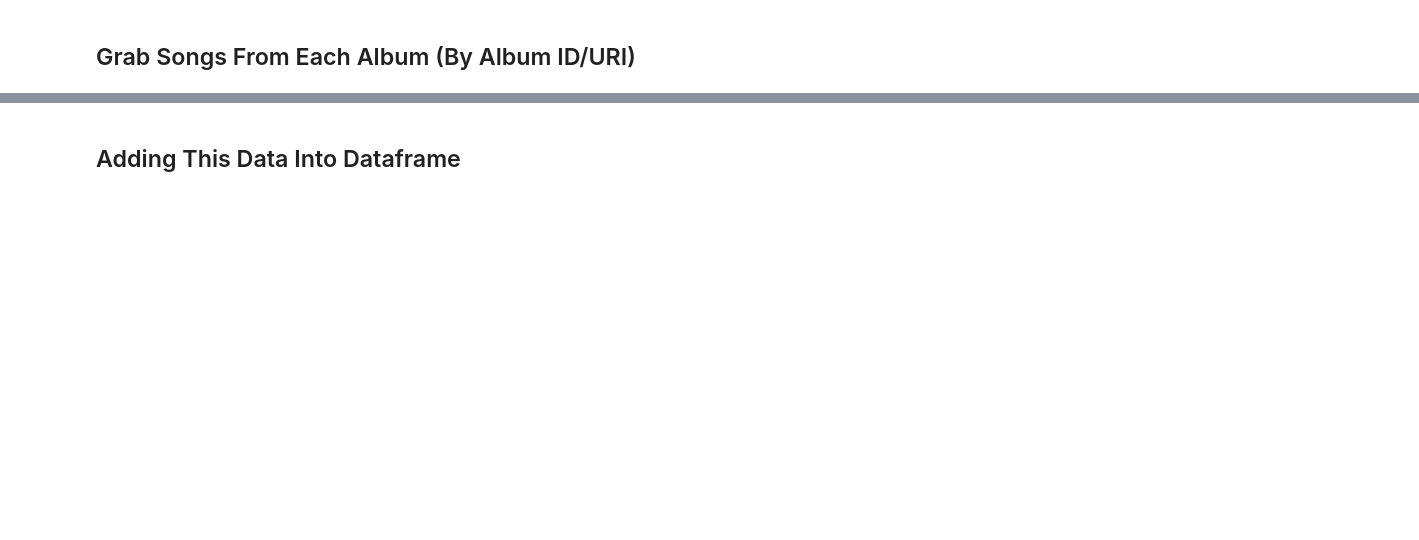
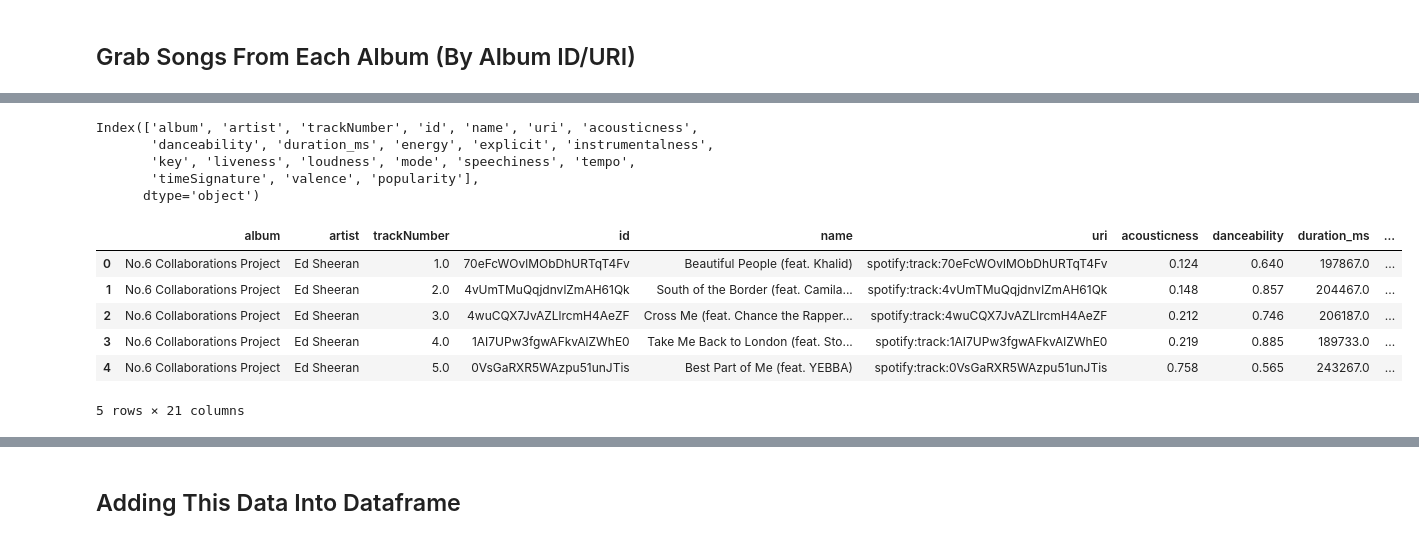
Before and after one commit to jghuynh/Song_Shine, a Jupyter notebook: Song_Rak.ipynb, the cells around one changed output, grey strips where cells are left out. Saved outputs shown, nothing was run; the diff lists cells and outputs as text; code cells hidden in the pictures; blank space fills up the shorter version.

```diff
--- a/Song_Rak.ipynb
+++ b/Song_Rak.ipynb
@@ -555,0 +639,18 @@ pd.concat([df, df1], ignore_index = True)
+# %%
+final_df.columns
+# %% [output]
+Index(['album', 'artist', 'trackNumber', 'id', 'name', 'uri', 'acousticness',
+       'danceability', 'duration_ms', 'energy', 'explicit', 'instrumentalness',
+       'key', 'liveness', 'loudness', 'mode', 'speechiness', 'tempo',
+       'timeSignature', 'valence', 'popularity'],
+      dtype='object')
+# %%
+final_df.head()
+# %% [output]
+|  | album | artist | trackNumber | id | name | uri | acousticness | danceability | duration_ms | ... |
+| 0 | No.6 Collaborations Project | Ed Sheeran | 1.0 | 70eFcWOvlMObDhURTqT4Fv | Beautiful People (feat. Khalid) | spotify:track:70eFcWOvlMObDhURTqT4Fv | 0.124 | 0.640 | 197867.0 | ... |
+| 1 | No.6 Collaborations Project | Ed Sheeran | 2.0 | 4vUmTMuQqjdnvlZmAH61Qk | South of the Border (feat. Camila... | spotify:track:4vUmTMuQqjdnvlZmAH61Qk | 0.148 | 0.857 | 204467.0 | ... |
+| 2 | No.6 Collaborations Project | Ed Sheeran | 3.0 | 4wuCQX7JvAZLlrcmH4AeZF | Cross Me (feat. Chance the Rapper... | spotify:track:4wuCQX7JvAZLlrcmH4AeZF | 0.212 | 0.746 | 206187.0 | ... |
+| 3 | No.6 Collaborations Project | Ed Sheeran | 4.0 | 1AI7UPw3fgwAFkvAlZWhE0 | Take Me Back to London (feat. Sto... | spotify:track:1AI7UPw3fgwAFkvAlZWhE0 | 0.219 | 0.885 | 189733.0 | ... |
+| 4 | No.6 Collaborations Project | Ed Sheeran | 5.0 | 0VsGaRXR5WAzpu51unJTis | Best Part of Me (feat. YEBBA) | spotify:track:0VsGaRXR5WAzpu51unJTis | 0.758 | 0.565 | 243267.0 | ... |
+5 rows × 21 columns
```
Also changed, not shown: parts of 19 cells of this notebook.
